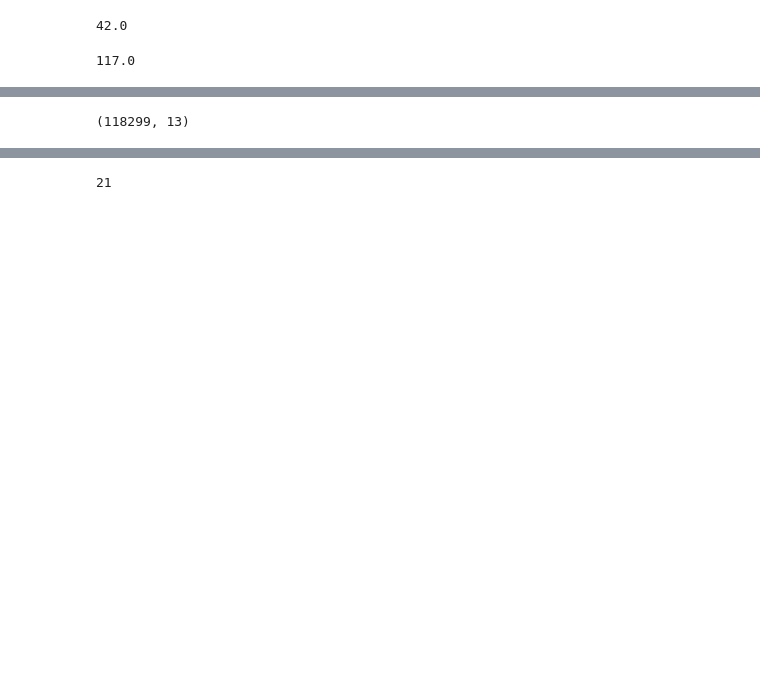
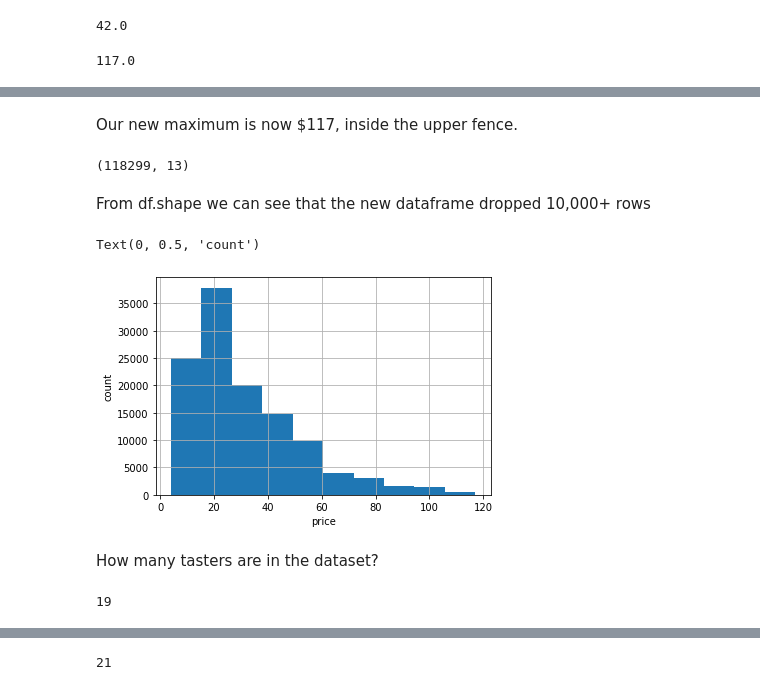
Before and after one commit to SaraPena/wine-predictions, a Jupyter notebook: explore_data.ipynb, the cells around one changed output, grey strips where cells are left out. Saved outputs shown, nothing was run; the diff lists cells and outputs as text; code cells hidden in the pictures; blank space fills up the shorter version.

```diff
--- a/explore_data.ipynb
+++ b/explore_data.ipynb
@@ -65,4 +145,21 @@ df = df[df.price <= upper_fence]
+# %% [markdown]
+Our new maximum is now $117, inside the upper fence.
 # %%
 df.shape
 # %% [output]
 (118299, 13)
+# %% [markdown]
+From df.shape we can see that the new dataframe dropped 10,000+ rows
+# %%
+df.price.hist()
+plt.xlabel('price')
+plt.ylabel('count')
+# %% [output]
+Text(0, 0.5, 'count')
+[figure, added]
+# %% [markdown]
+How many tasters are in the dataset?
+# %%
+df.taster_name.nunique()
+# %% [output]
+19
```
Also changed, not shown: parts of 91 cells of this notebook.
